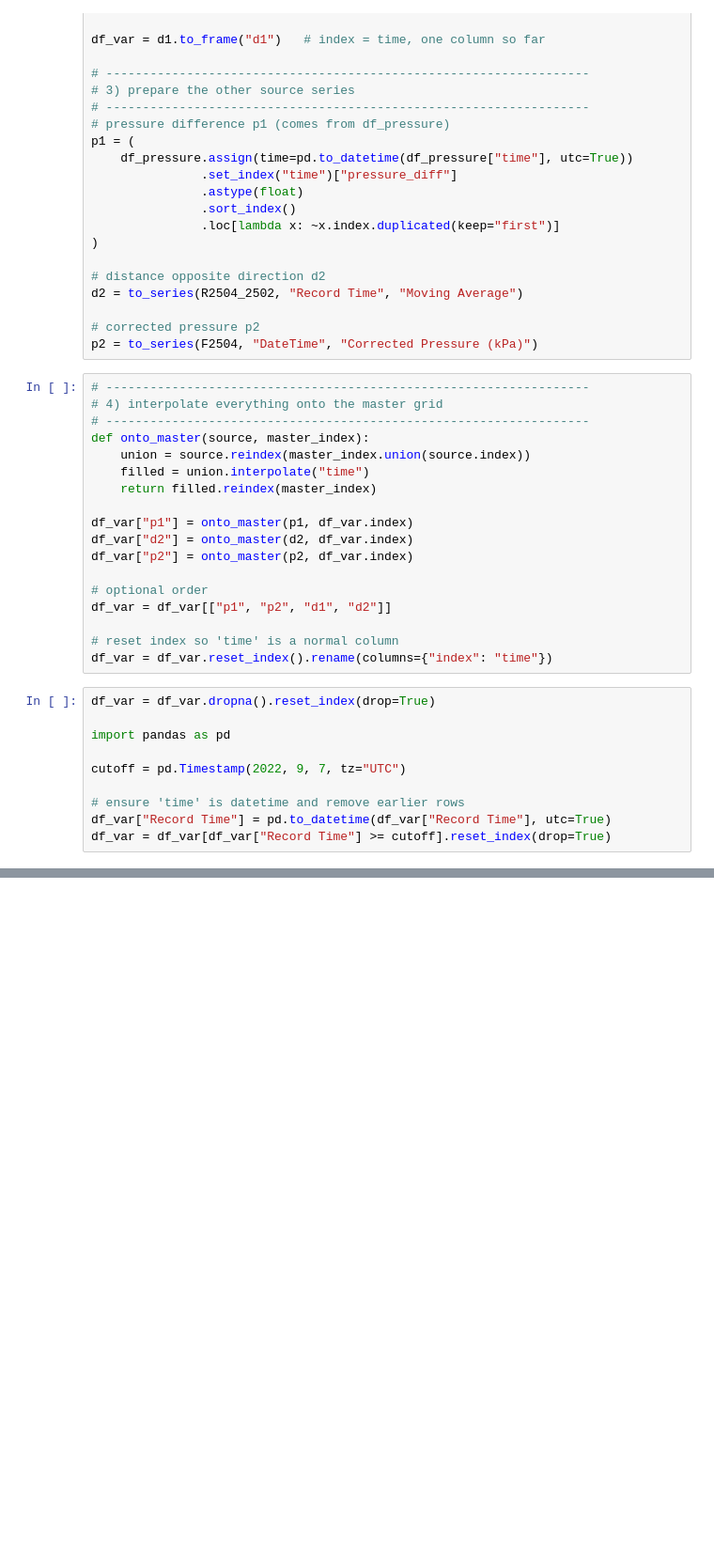
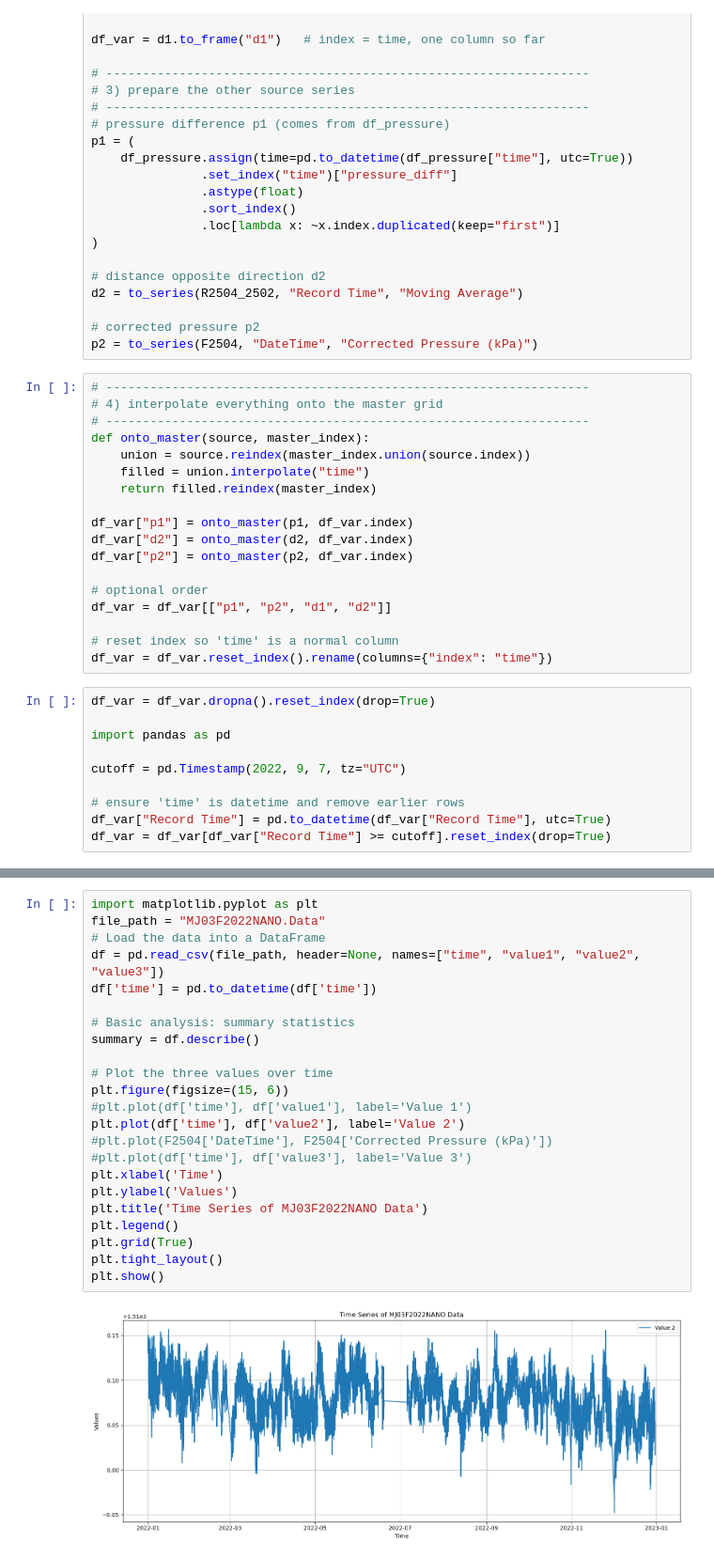
Before and after one commit to MaleenKidiwela/AxialFetch, a Jupyter notebook: Axial Modeling East.ipynb, the cells around one changed output, grey strips where cells are left out. Shown at 94% size. Cells and saved outputs as stored; diff of their text form; blank space fills up the shorter version.

```diff
--- a/Axial Modeling East.ipynb
+++ b/Axial Modeling East.ipynb
@@ -428,0 +440,25 @@ plt.show()
+# %%
+import matplotlib.pyplot as plt
+file_path = "MJ03F2022NANO.Data"
+# Load the data into a DataFrame
+df = pd.read_csv(file_path, header=None, names=["time", "value1", "value2", "value3"])
+df['time'] = pd.to_datetime(df['time'])
+
+# Basic analysis: summary statistics
+summary = df.describe()
+
+# Plot the three values over time
+plt.figure(figsize=(15, 6))
+#plt.plot(df['time'], df['value1'], label='Value 1')
+plt.plot(df['time'], df['value2'], label='Value 2')
+#plt.plot(F2504['DateTime'], F2504['Corrected Pressure (kPa)'])
+#plt.plot(df['time'], df['value3'], label='Value 3')
+plt.xlabel('Time')
+plt.ylabel('Values')
+plt.title('Time Series of MJ03F2022NANO Data')
+plt.legend()
+plt.grid(True)
+plt.tight_layout()
+plt.show()
+# %% [output]
+[figure, added]
```
Also changed, not shown: parts of 20 cells of this notebook, 16 other files.
